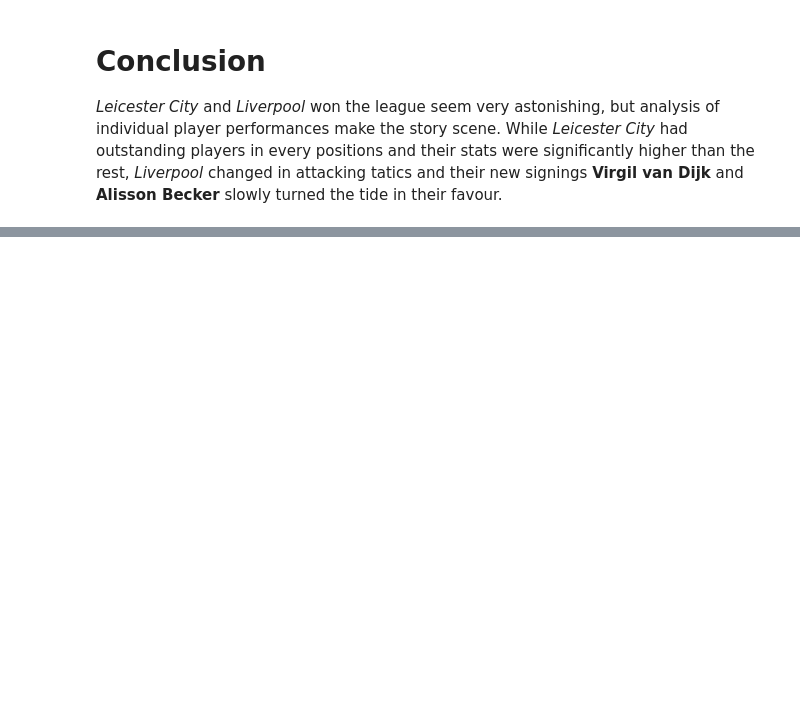
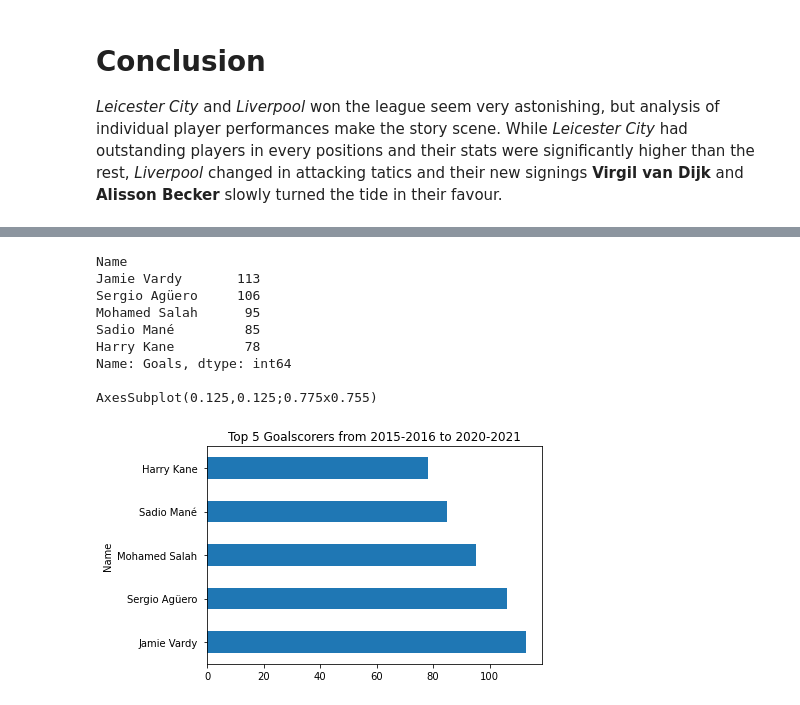
Before and after one commit to ntanh31/Analyze-data-of-Premier-League-players, a Jupyter notebook: EPL Player Statistics.ipynb, the cells around one changed output, grey strips where cells are left out. Cells and saved outputs as stored; diff of their text form; code cells hidden in the pictures; blank space fills up the shorter version.

```diff
--- a/EPL Player Statistics.ipynb
+++ b/EPL Player Statistics.ipynb
@@ -412,0 +425,17 @@ for i in [mignolet17, karius17]:
+# %%
+top_scorers = pl_15to20.groupby(['Name'])['Goals'].sum().nlargest(5)
+
+top_scorers_plot = top_scorers.plot(x='Name', y='Goals', kind='barh', title='Top 5 Goalscorers from 2015-2016 to 2020-2021')
+
+print("{}\n\n{}".format(top_scorers, top_scorers_plot))
+# %% [output]
+Name
+Jamie Vardy       113
+Sergio Agüero     106
+Mohamed Salah      95
+Sadio Mané         85
+Harry Kane         78
+Name: Goals, dtype: int64
+
+AxesSubplot(0.125,0.125;0.775x0.755)
+[figure, added]
```
Also changed, not shown: parts of 9 cells of this notebook, 3 other files.
